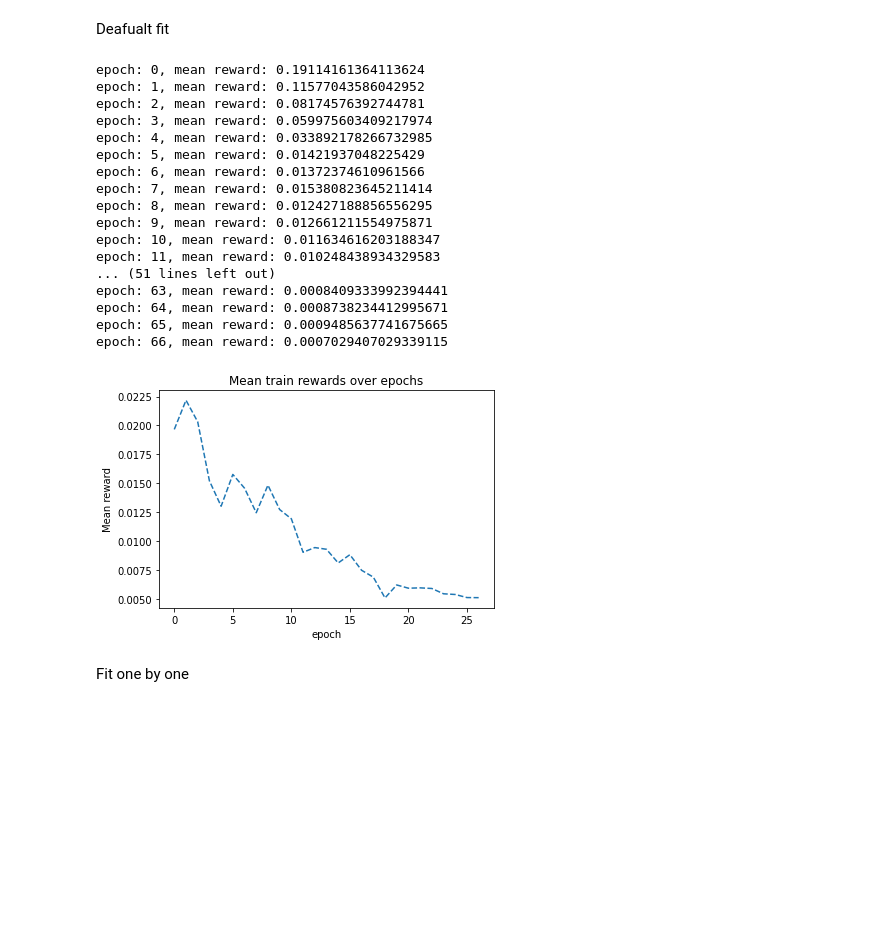
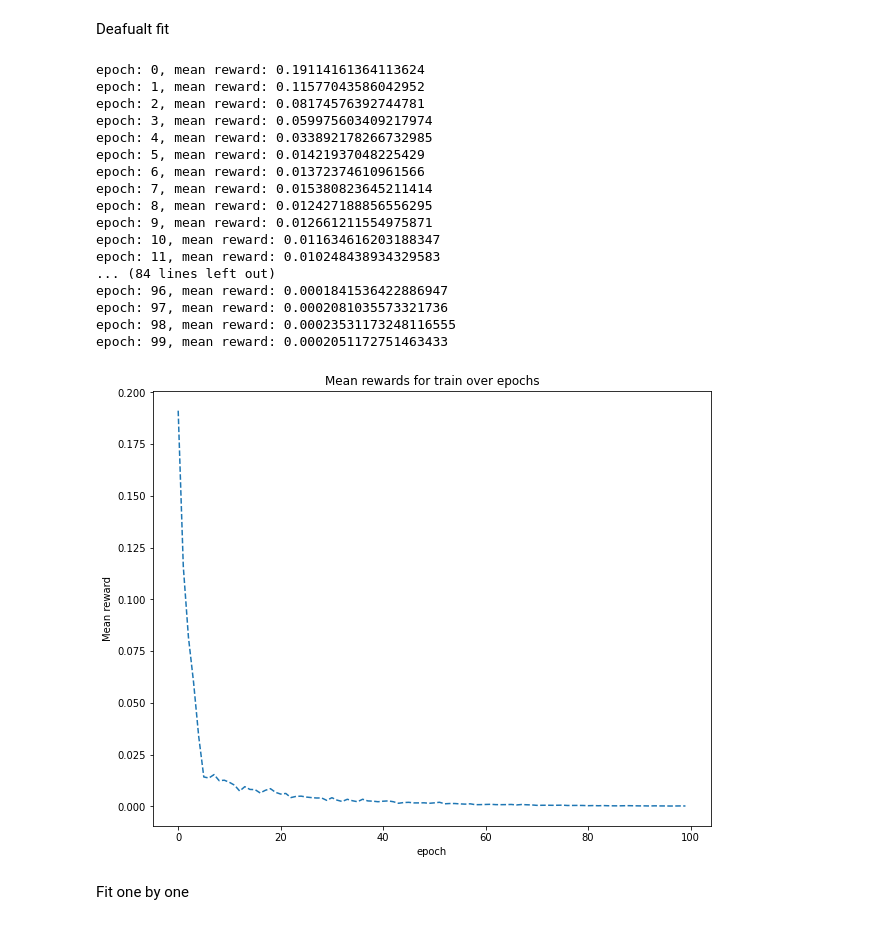
Before and after one commit to LiableFish/RL_Practise, a Jupyter notebook: UnequalGame/UnequalGameImplementation.ipynb, the cells around one changed output. Cells and saved outputs as stored; diff of their text form; code cells hidden in the pictures; blank space fills up the shorter version.

```diff
--- a/UnequalGame/UnequalGameImplementation.ipynb
+++ b/UnequalGame/UnequalGameImplementation.ipynb
@@ -231,7 +231,7 @@ def fit_agents(u_agent, v_agent, env, n_epochs, n_sessions, epsilon, test=False)
             break
         last_mean_reward = mean_reward
 
-    return np.array(mean_rewards)
+    return u_agent, np.array(mean_rewards)
 # %% [markdown]
 Fit agents one by one
 # %%
@@ -263,7 +263,7 @@ def fit_agents_one_by_one(u_agent, v_agent, env, n_epochs, n_sessions, n_iter_fo
 Plot mean rewards by epochs
 # %%
 def plot_mean_rewards(mean_rewards, method_name):
-    _, ax = fig.subplots(figsize=(12, 10))
+    _, ax = plt.subplots(figsize=(10, 8))
     ax.plot(range(len(mean_rewards)), mean_rewards, '--')
     ax.set_xlabel('epoch')
     ax.set_ylabel('Mean reward')
@@ -278,7 +278,7 @@ v_agent = CCEMAgent((2,), (1,), percentile_param=70, action_max=env.v_action_max
 # %% [markdown]
 Deafualt fit
 # %%
-mean_rewards = fit_agents(u_agent, v_agent, env, n_epochs=100, n_sessions=100, epsilon=1e-6)
+u_fit_agent, mean_rewards = fit_agents(u_agent, v_agent, env, n_epochs=100, n_sessions=100, epsilon=1e-6)
 # %% [output]
 epoch: 0, mean reward: 0.19114161364113624
 epoch: 1, mean reward: 0.11577043586042952
@@ -292,15 +292,15 @@ epoch: 8, mean reward: 0.012427188856556295
 epoch: 9, mean reward: 0.012661211554975871
 epoch: 10, mean reward: 0.011634616203188347
 epoch: 11, mean reward: 0.010248438934329583
-... (51 lines left out)
-epoch: 63, mean reward: 0.0008409333992394441
-epoch: 64, mean reward: 0.0008738234412995671
-epoch: 65, mean reward: 0.0009485637741675665
-epoch: 66, mean reward: 0.0007029407029339115
+... (84 lines left out)
+epoch: 96, mean reward: 0.0001841536422886947
+epoch: 97, mean reward: 0.0002081035573321736
+epoch: 98, mean reward: 0.00023531173248116555
+epoch: 99, mean reward: 0.0002051172751463433
 # %%
-plot_mean_rewards(mean_rewards, name='train')
+plot_mean_rewards(mean_rewards, method_name='train')
 # %% [output]
-[figure, old version]
+[figure, new version]
 # %% [markdown]
 Fit one by one
 # %%
```
Also changed, not shown: parts of 7 cells of this notebook.
